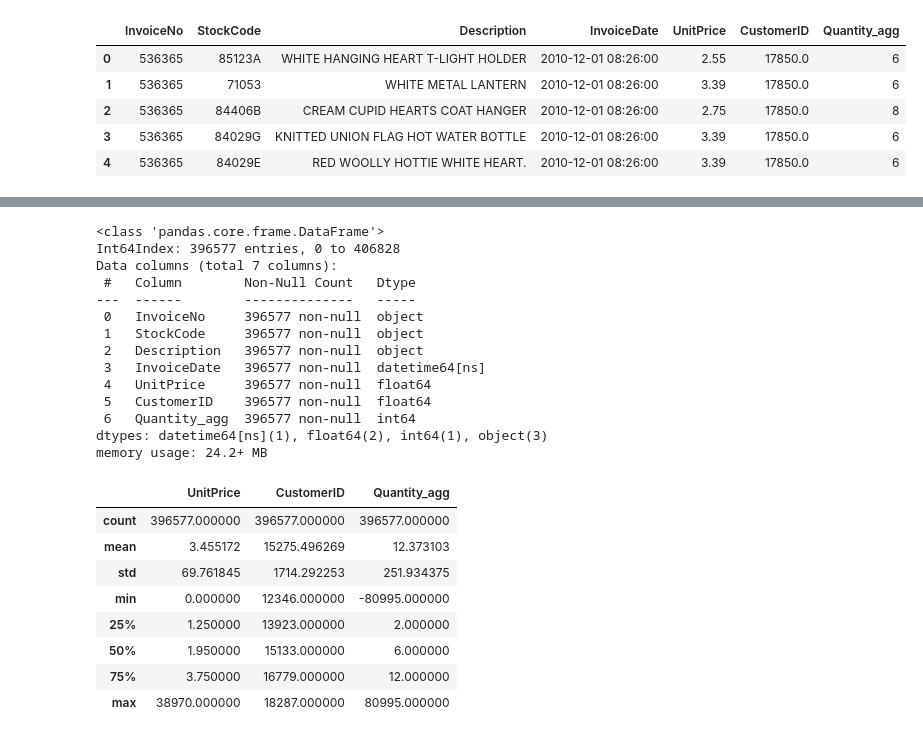
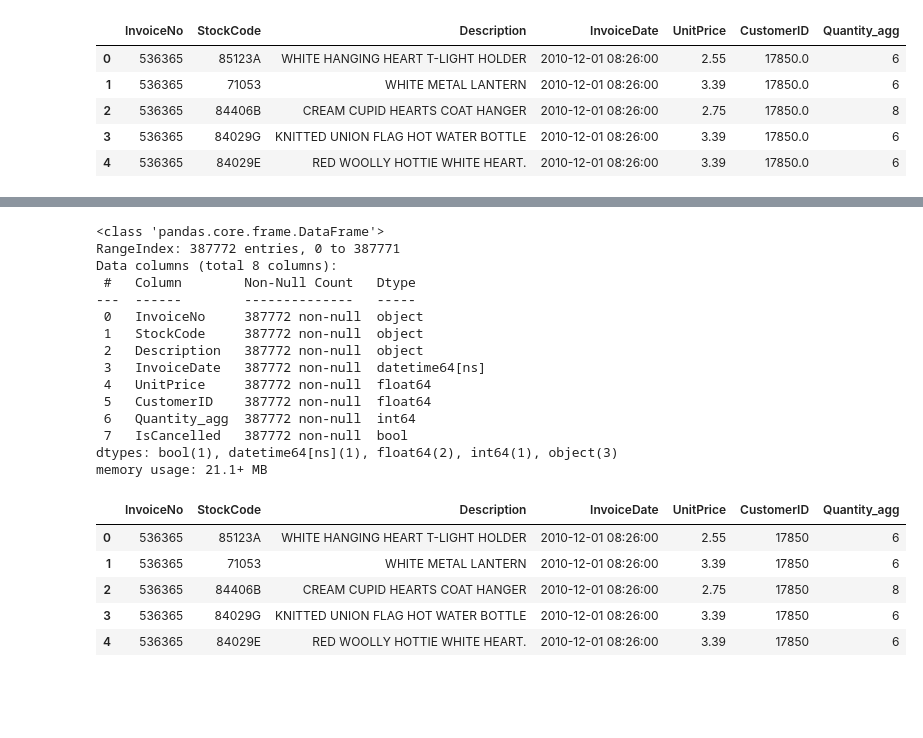
Before and after one commit to shreyash001/Major-Project-Sales-Analysis, a Jupyter notebook: Sales_Analysis.ipynb, the cells around one changed output, grey strips where cells are left out. Drawn from its saved outputs; the diff is of its cells as text; code cells hidden in the pictures; blank space fills up the shorter version.

```diff
--- a/Sales_Analysis.ipynb
+++ b/Sales_Analysis.ipynb
@@ -173,27 +211,18 @@ df.head()
 # %%
 df.info()
-df.describe()
 # %% [output]
 <class 'pandas.core.frame.DataFrame'>
-Int64Index: 396577 entries, 0 to 406828
-Data columns (total 7 columns):
+RangeIndex: 387772 entries, 0 to 387771
+Data columns (total 8 columns):
  #   Column        Non-Null Count   Dtype
 ---  ------        --------------   -----
- 0   InvoiceNo     396577 non-null  object
- 1   StockCode     396577 non-null  object
- 2   Description   396577 non-null  object
- 3   InvoiceDate   396577 non-null  datetime64[ns]
- 4   UnitPrice     396577 non-null  float64
- 5   CustomerID    396577 non-null  float64
- 6   Quantity_agg  396577 non-null  int64
-dtypes: datetime64[ns](1), float64(2), int64(1), object(3)
-memory usage: 24.2+ MB
+ 0   InvoiceNo     387772 non-null  object
+ 1   StockCode     387772 non-null  object
+ 2   Description   387772 non-null  object
+ 3   InvoiceDate   387772 non-null  datetime64[ns]
+ 4   UnitPrice     387772 non-null  float64
+ 5   CustomerID    387772 non-null  float64
+ 6   Quantity_agg  387772 non-null  int64
+ 7   IsCancelled   387772 non-null  bool
+dtypes: bool(1), datetime64[ns](1), float64(2), int64(1), object(3)
+memory usage: 21.1+ MB
-|  | UnitPrice | CustomerID | Quantity_agg |
-| count | 396577.000000 | 396577.000000 | 396577.000000 |
-| mean | 3.455172 | 15275.496269 | 12.373103 |
-| std | 69.761845 | 1714.292253 | 251.934375 |
-| min | 0.000000 | 12346.000000 | -80995.000000 |
-| 25% | 1.250000 | 13923.000000 | 2.000000 |
-| 50% | 1.950000 | 15133.000000 | 6.000000 |
-| 75% | 3.750000 | 16779.000000 | 12.000000 |
-| max | 38970.000000 | 18287.000000 | 80995.000000 |
@@ -199,0 +237,11 @@ memory usage: 24.2+ MB
+# %%
+df.drop(columns=['IsCancelled'], inplace=True)
+
+df.head()
+# %% [output]
+|  | InvoiceNo | StockCode | Description | InvoiceDate | UnitPrice | CustomerID | Quantity_agg |
+| 0 | 536365 | 85123A | WHITE HANGING HEART T-LIGHT HOLDER | 2010-12-01 08:26:00 | 2.55 | 17850 | 6 |
+| 1 | 536365 | 71053 | WHITE METAL LANTERN | 2010-12-01 08:26:00 | 3.39 | 17850 | 6 |
+| 2 | 536365 | 84406B | CREAM CUPID HEARTS COAT HANGER | 2010-12-01 08:26:00 | 2.75 | 17850 | 8 |
+| 3 | 536365 | 84029G | KNITTED UNION FLAG HOT WATER BOTTLE | 2010-12-01 08:26:00 | 3.39 | 17850 | 6 |
+| 4 | 536365 | 84029E | RED WOOLLY HOTTIE WHITE HEART. | 2010-12-01 08:26:00 | 3.39 | 17850 | 6 |
```
Also changed, not shown: parts of 5 cells of this notebook.
